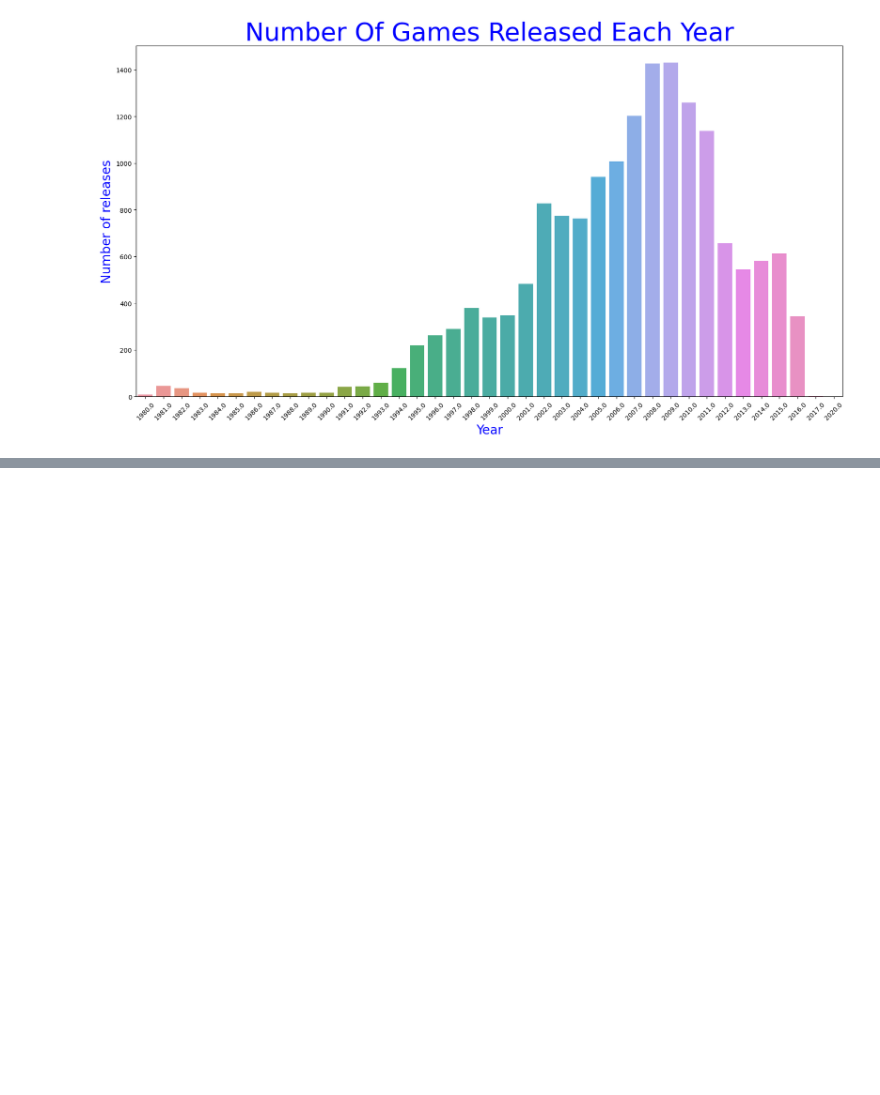
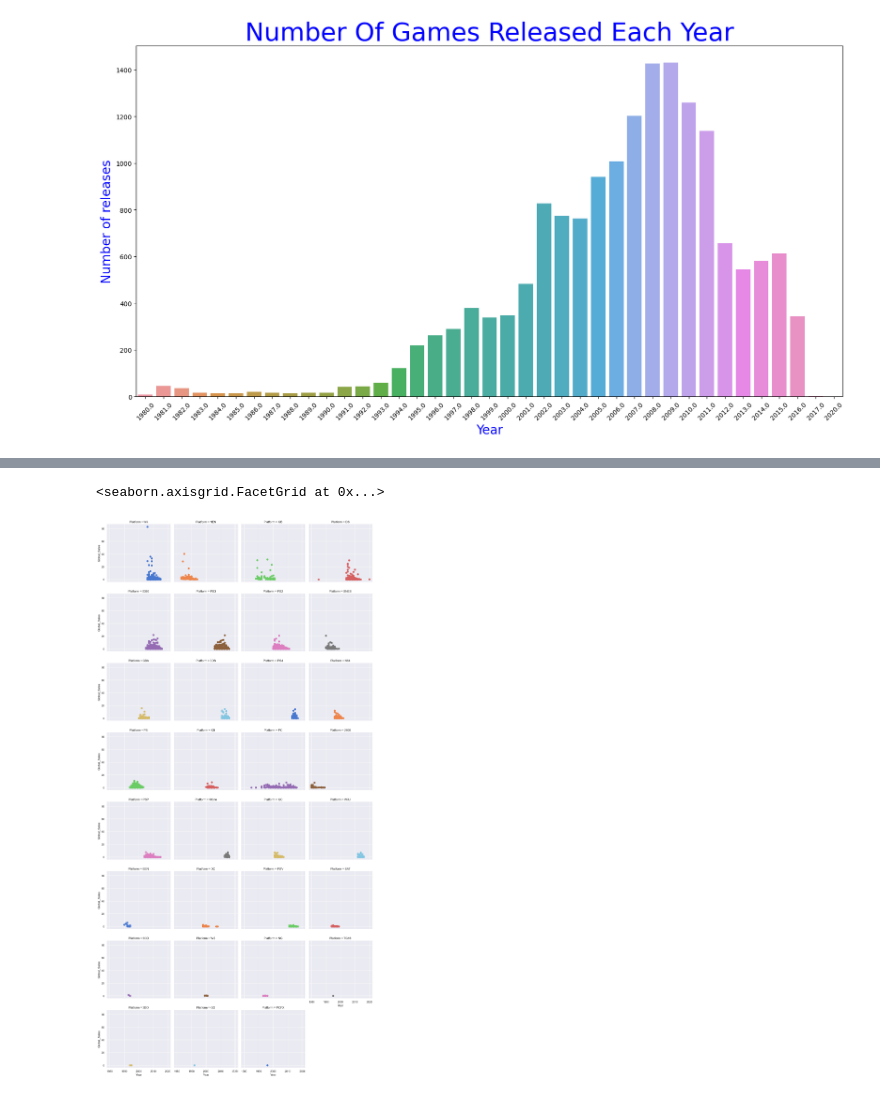
Before and after one commit to Yorrii/MSW, a Jupyter notebook: MSW_2.ipynb, the cells around one changed output, grey strips where cells are left out. Drawn from its saved outputs; the diff is of its cells as text; code cells hidden in the pictures; blank space fills up the shorter version.

```diff
--- a/MSW_2.ipynb
+++ b/MSW_2.ipynb
@@ -39,0 +51,9 @@ p = plt.xticks(rotation = 45)
+# %%
+sns.lmplot(
+    data=games, x="Year", y="Global_Sales", col="Platform", hue="Platform", fit_reg=False,
+    col_wrap=4, palette="muted", ci=None,
+    height=4, scatter_kws={"s": 50, "alpha": 1}
+)
+# %% [output]
+<seaborn.axisgrid.FacetGrid at 0x...>
+[figure, added]
```
Also changed, not shown: parts of 2 cells of this notebook.
